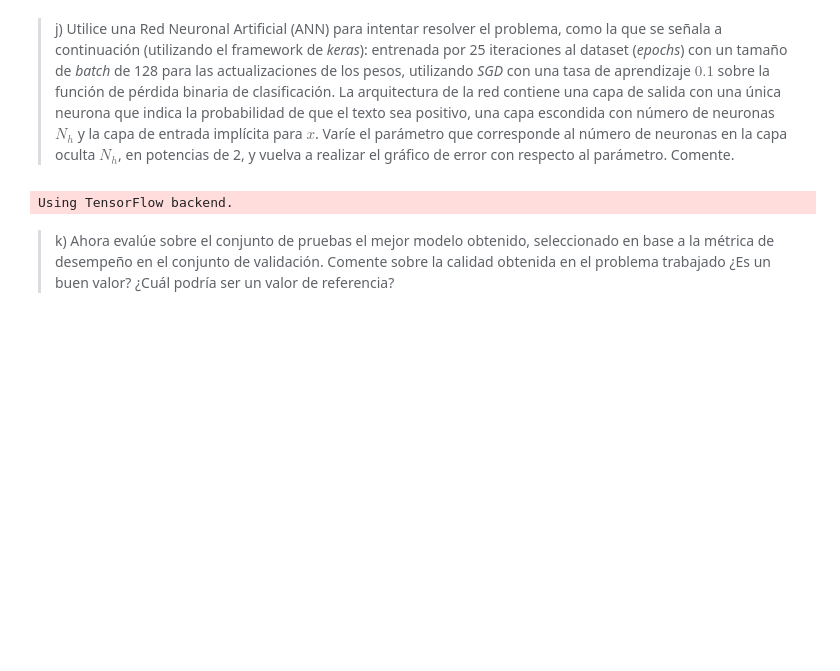
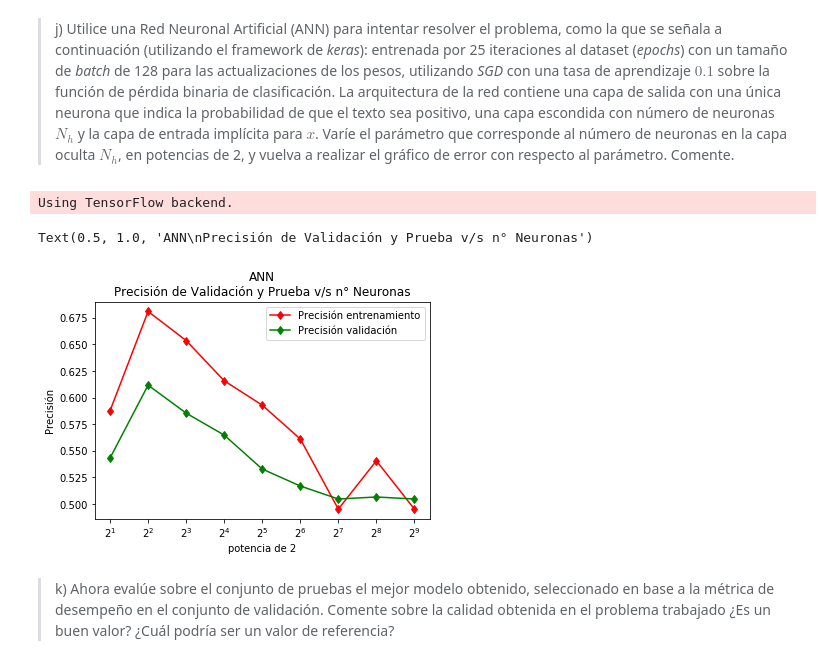
Before and after one commit to godinezseba/Tarea-2-MachineLearning, a Jupyter notebook: Sección 1/Sección 1.ipynb, the cells around one changed output. Cells and saved outputs as stored; diff of their text form; code cells hidden in the pictures; blank space fills up the shorter version.

```diff
--- a/Sección 1/Sección 1.ipynb
+++ b/Sección 1/Sección 1.ipynb
@@ -411,34 +428,37 @@ plt.show()
 # instalar tensorFlow
 from keras.models import Sequential
 from keras.layers import Dense
 from keras.optimizers import SGD
 def do_ANN(x,y, xv,yv, param):
     #print("Neuron hidden = ",param)
     model = Sequential()
     model.add(Dense(units=param, input_dim=x.shape[1], activation="sigmoid"))
     model.add(Dense(1, activation="sigmoid"))
     model.compile(optimizer=SGD(lr=0.1), loss="binary_crossentropy", metrics=["accuracy"])
     model.fit(x, y, epochs=25, batch_size=128, verbose=0)
     train_acc = model.evaluate(x,y, verbose=0)[1] #in position 0 is the loss
     test_acc = model.evaluate(xv,yv, verbose=0)[1]
     return model, train_acc, test_acc
 
 N_hs = [2**i for i in range(1,10)]
 
 trains_acc = list()
 tests_acc = list()
 for N_h in N_hs:
     _, train_acc, test_acc = do_ANN(features_train,labels_train,features_val,labels_val, param= N_h)
     trains_acc.append(train_acc)
     tests_acc.append(test_acc)
 
-plt.plot(range(1,10), trains_acc, 'rd', label="Precisión entrenamiento")
-plt.plot(range(1,10), tests_acc, 'gd', label="Precisión validación")
+plt.plot(N_hs, trains_acc, 'rd-', label="Precisión entrenamiento")
+plt.plot(N_hs, tests_acc, 'gd-', label="Precisión validación")
 plt.legend(loc='best')
 plt.xlabel("potencia de 2")
 plt.ylabel("Precisión")
+plt.xscale('log',basex=2)
 plt.title("ANN\nPrecisión de Validación y Prueba v/s n° Neuronas")
 # %% [output]
 Using TensorFlow backend.
+Text(0.5, 1.0, 'ANN\nPrecisión de Validación y Prueba v/s n° Neuronas')
+[figure, added]
 # %% [markdown]
 > k) Ahora evalúe sobre el conjunto de pruebas el mejor modelo obtenido, seleccionado en base a la métrica de desempeño en el conjunto de validación. Comente sobre la calidad obtenida en el problema trabajado ¿Es un buen valor? ¿Cuál podría ser un valor de referencia?
```
Also changed, not shown: parts of 7 cells of this notebook.
